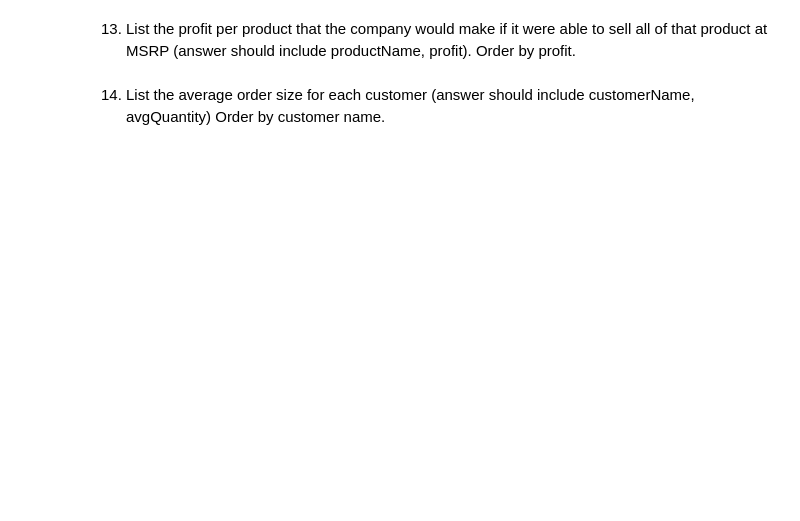
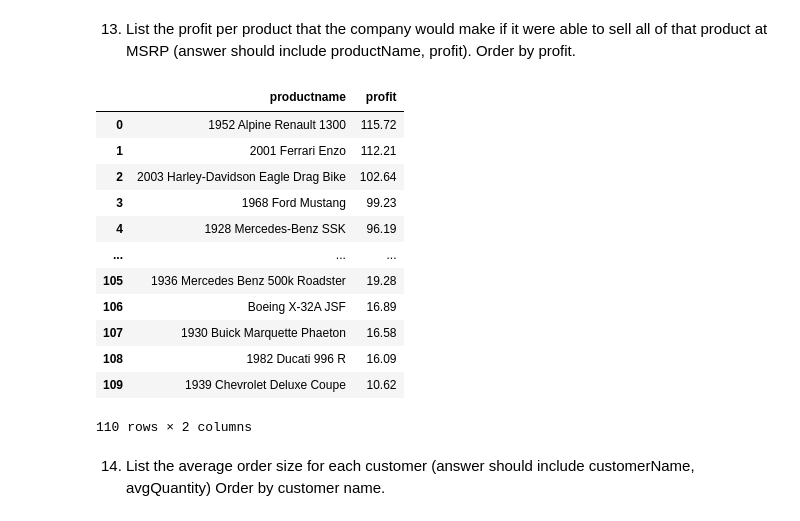
Before and after one commit to kcahlers/hbs-ds-060120, a Jupyter notebook: module-1/day~10-sql-2/sql-labKCA.ipynb, the cells around one changed output. Drawn from its saved outputs; the diff is of its cells as text; code cells hidden in the pictures; blank space fills up the shorter version.

```diff
--- a/module-1/day~10-sql-2/sql-labKCA.ipynb
+++ b/module-1/day~10-sql-2/sql-labKCA.ipynb
@@ -139,4 +349,23 @@ InternalError: Unread result found
 # %% [markdown]
 13. List the profit per product that the company would make if it were able to sell all of that product at MSRP (answer should include productName, profit). Order by profit.
+# %%
+query9="""
+SELECT productname, (msrp - buyprice) as profit from products order by 2 desc
+"""
+pd.read_sql_query(query9,con)
+# %% [output]
+|  | productname | profit |
+| 0 | 1952 Alpine Renault 1300 | 115.72 |
+| 1 | 2001 Ferrari Enzo | 112.21 |
+| 2 | 2003 Harley-Davidson Eagle Drag Bike | 102.64 |
+| 3 | 1968 Ford Mustang | 99.23 |
+| 4 | 1928 Mercedes-Benz SSK | 96.19 |
+| ... | ... | ... |
+| 105 | 1936 Mercedes Benz 500k Roadster | 19.28 |
+| 106 | Boeing X-32A JSF | 16.89 |
+| 107 | 1930 Buick Marquette Phaeton | 16.58 |
+| 108 | 1982 Ducati 996 R | 16.09 |
+| 109 | 1939 Chevrolet Deluxe Coupe | 10.62 |
+110 rows × 2 columns
 # %% [markdown]
 14. List the average order size for each customer (answer should include customerName, avgQuantity) Order by customer name.
```
Also changed, not shown: parts of 11 cells of this notebook, 4 other files.
